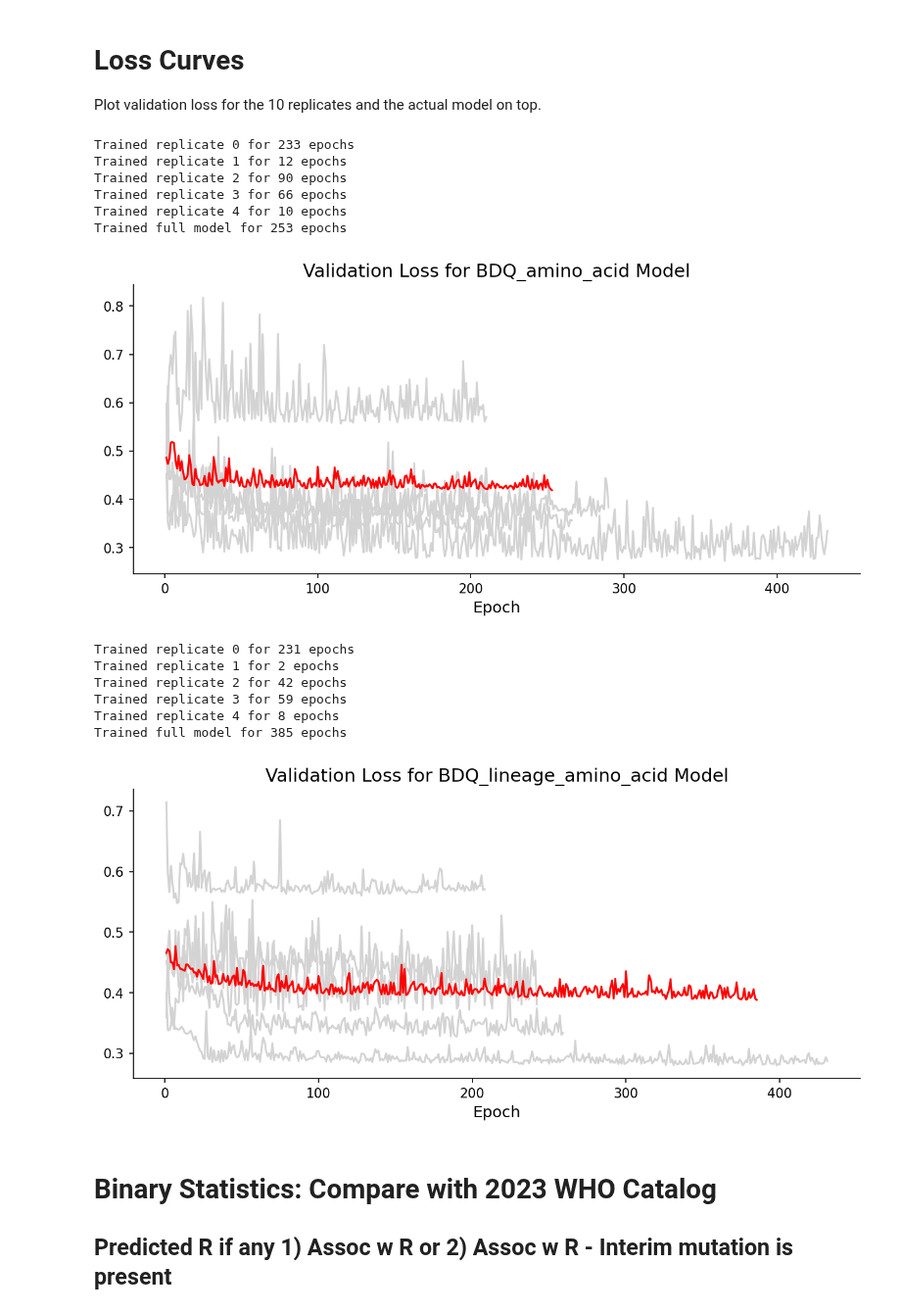
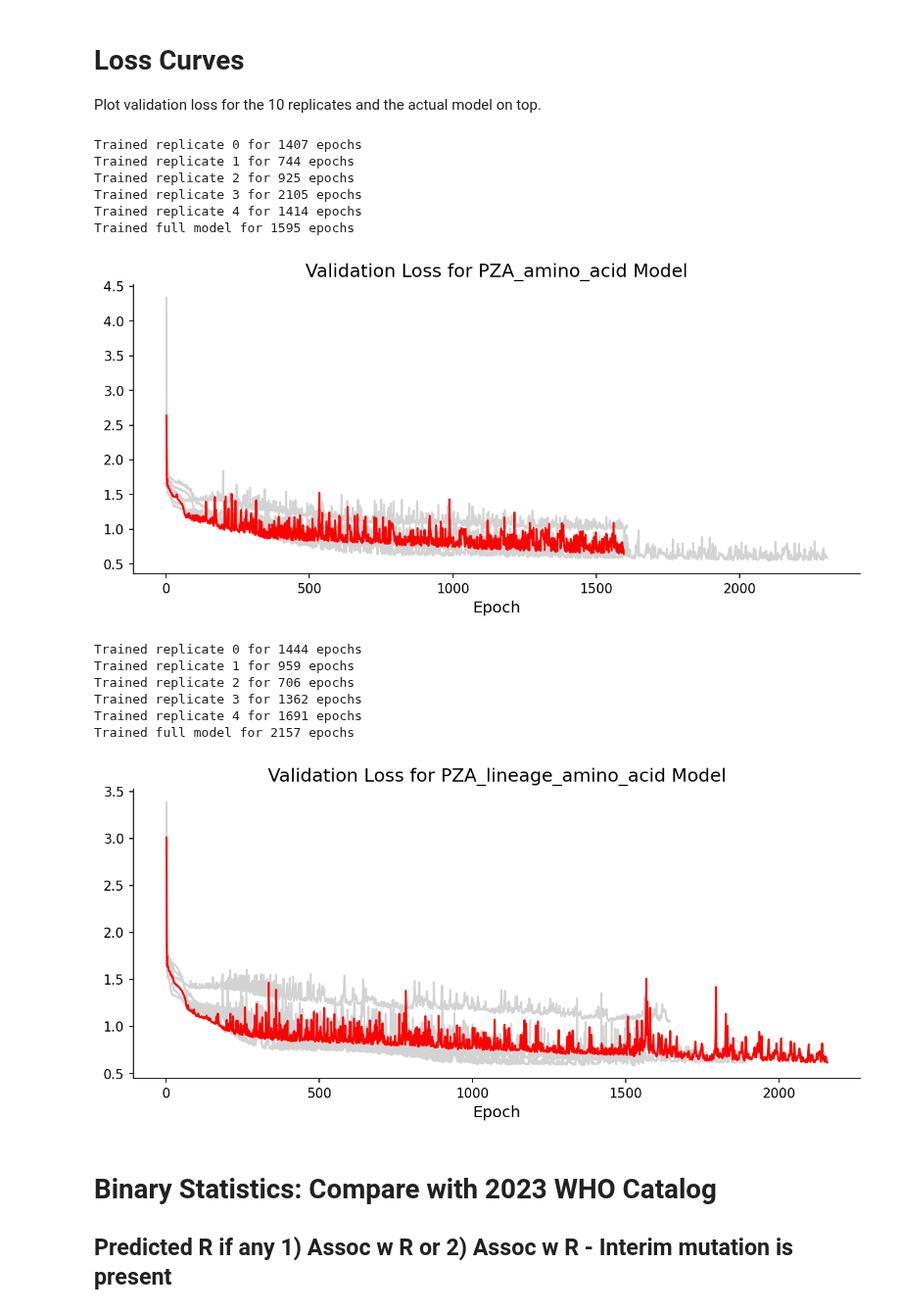
Before and after one commit to sanju99/MtbQuantCNN, a Jupyter notebook: analysis/performance_metrics.ipynb, the cells around one changed output. Shown at 98% size. Cells and saved outputs as stored; diff of their text form; code cells hidden in the pictures.

Commit message:
results updates, all lineage models

```diff
--- a/analysis/performance_metrics.ipynb
+++ b/analysis/performance_metrics.ipynb
@@ -579,25 +495,26 @@ def plot_histories(path, patience_epochs=200, cv=True, saveName=None):
             os.makedirs(os.path.dirname(saveName))
         plt.savefig(saveName, dpi=300)
 # %%
-plot_histories(os.path.join(results_dir, 'BDQ_amino_acid'), patience_epochs=200, cv=True)
+drug = 'PZA'
+plot_histories(os.path.join(results_dir, f'{drug}_amino_acid'), patience_epochs=200, cv=True)
 # %% [output]
-Trained replicate 0 for 233 epochs
-Trained replicate 1 for 12 epochs
-Trained replicate 2 for 90 epochs
-Trained replicate 3 for 66 epochs
-Trained replicate 4 for 10 epochs
-Trained full model for 253 epochs
+Trained replicate 0 for 1407 epochs
+Trained replicate 1 for 744 epochs
+Trained replicate 2 for 925 epochs
+Trained replicate 3 for 2105 epochs
+Trained replicate 4 for 1414 epochs
+Trained full model for 1595 epochs
-[figure, old version]
+[figure, new version]
 # %%
-plot_histories(os.path.join(results_dir, "BDQ_lineage_amino_acid"), patience_epochs=200, cv=True)
+plot_histories(os.path.join(results_dir, f"{drug}_lineage_amino_acid"), patience_epochs=200, cv=True)
 # %% [output]
-Trained replicate 0 for 231 epochs
-Trained replicate 1 for 2 epochs
-Trained replicate 2 for 42 epochs
-Trained replicate 3 for 59 epochs
-Trained replicate 4 for 8 epochs
-Trained full model for 385 epochs
+Trained replicate 0 for 1444 epochs
+Trained replicate 1 for 959 epochs
+Trained replicate 2 for 706 epochs
+Trained replicate 3 for 1362 epochs
+Trained replicate 4 for 1691 epochs
+Trained full model for 2157 epochs
-[figure, old version]
+[figure, new version]
 # %%
 # plot_histories(os.path.join(results_dir, "PZA_peptide_amino_acid"), binary=False, patience_epochs=150, replicates=True)
 # %%
```
Also changed, not shown: parts of 42 cells of this notebook, 51 other files.
